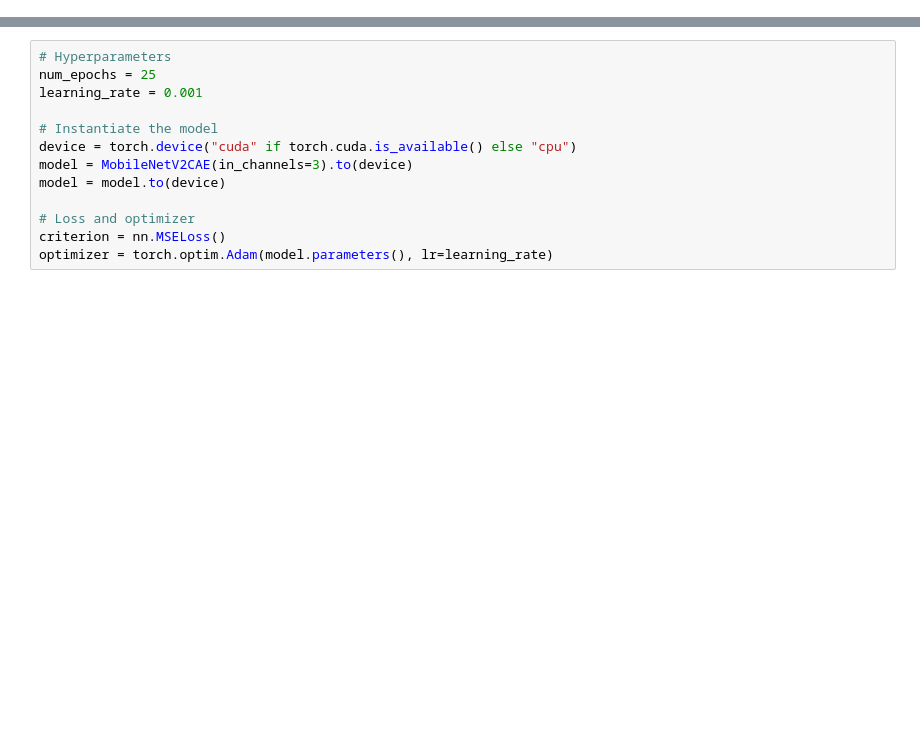
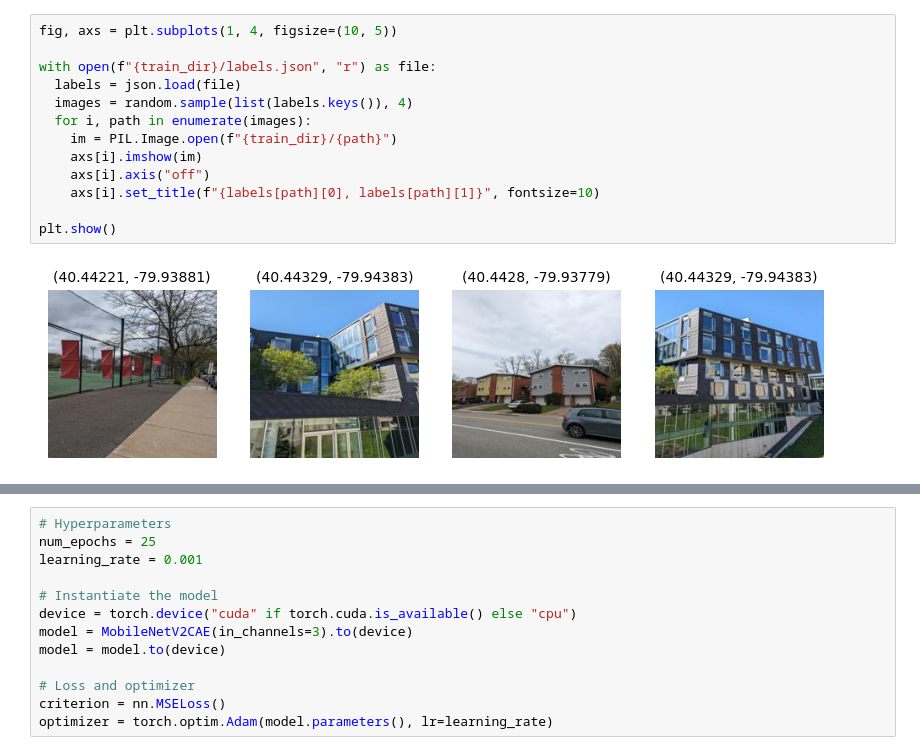
Before and after one commit to thetazero/where_am_i_located, a Jupyter notebook: train_autoencoder.ipynb, the cells around one changed output, grey strips where cells are left out. Saved outputs shown, nothing was run; the diff lists cells and outputs as text; blank space fills up the shorter version.

```diff
--- a/train_autoencoder.ipynb
+++ b/train_autoencoder.ipynb
@@ -39,0 +31,15 @@ Files already downloaded and verified
+# %%
+fig, axs = plt.subplots(1, 4, figsize=(10, 5))
+
+with open(f"{train_dir}/labels.json", "r") as file:
+  labels = json.load(file)
+  images = random.sample(list(labels.keys()), 4)
+  for i, path in enumerate(images):
+    im = PIL.Image.open(f"{train_dir}/{path}")
+    axs[i].imshow(im)
+    axs[i].axis("off")
+    axs[i].set_title(f"{labels[path][0], labels[path][1]}", fontsize=10)
+
+plt.show()
+# %% [output]
+[figure, added]
```
Also changed, not shown: parts of 9 cells of this notebook.
